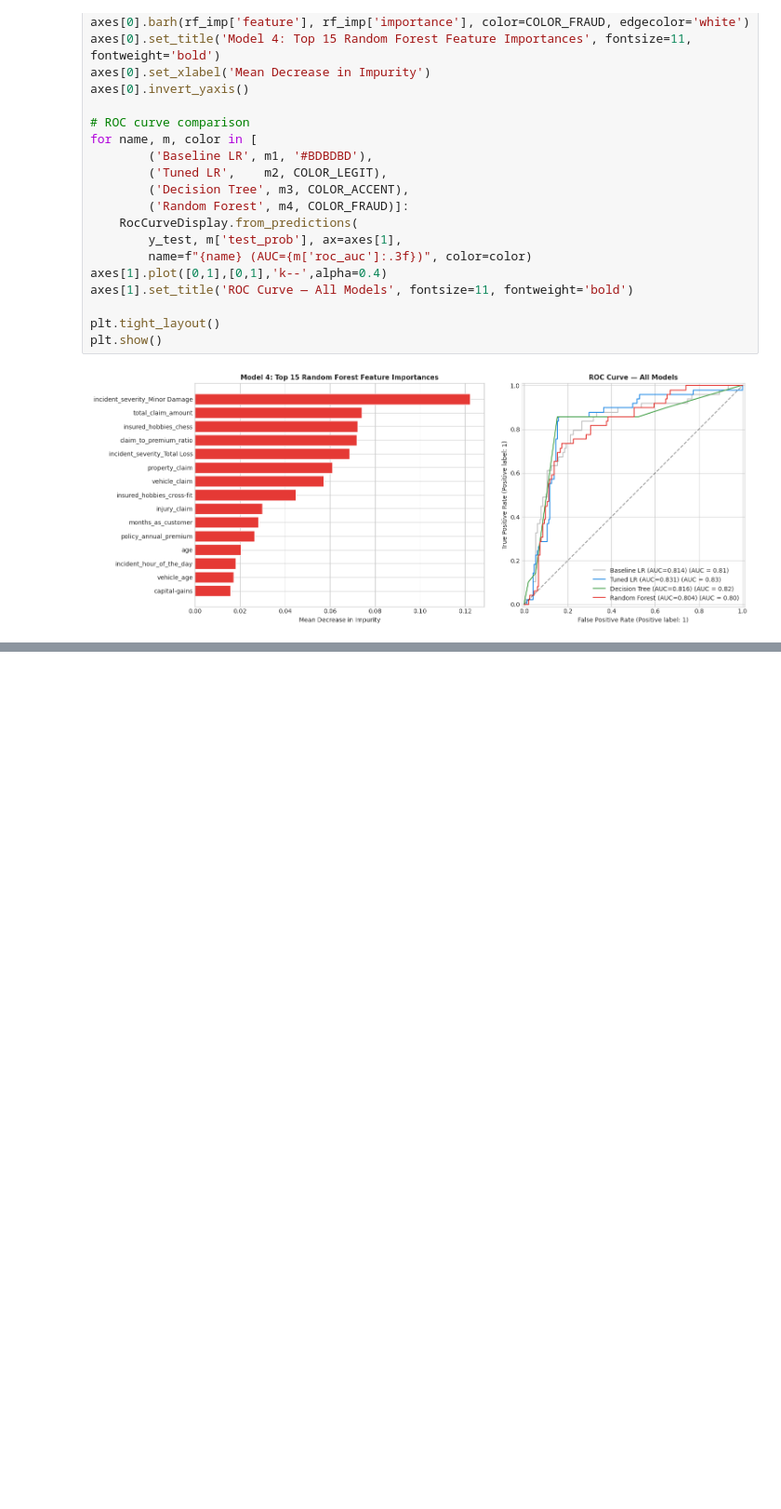
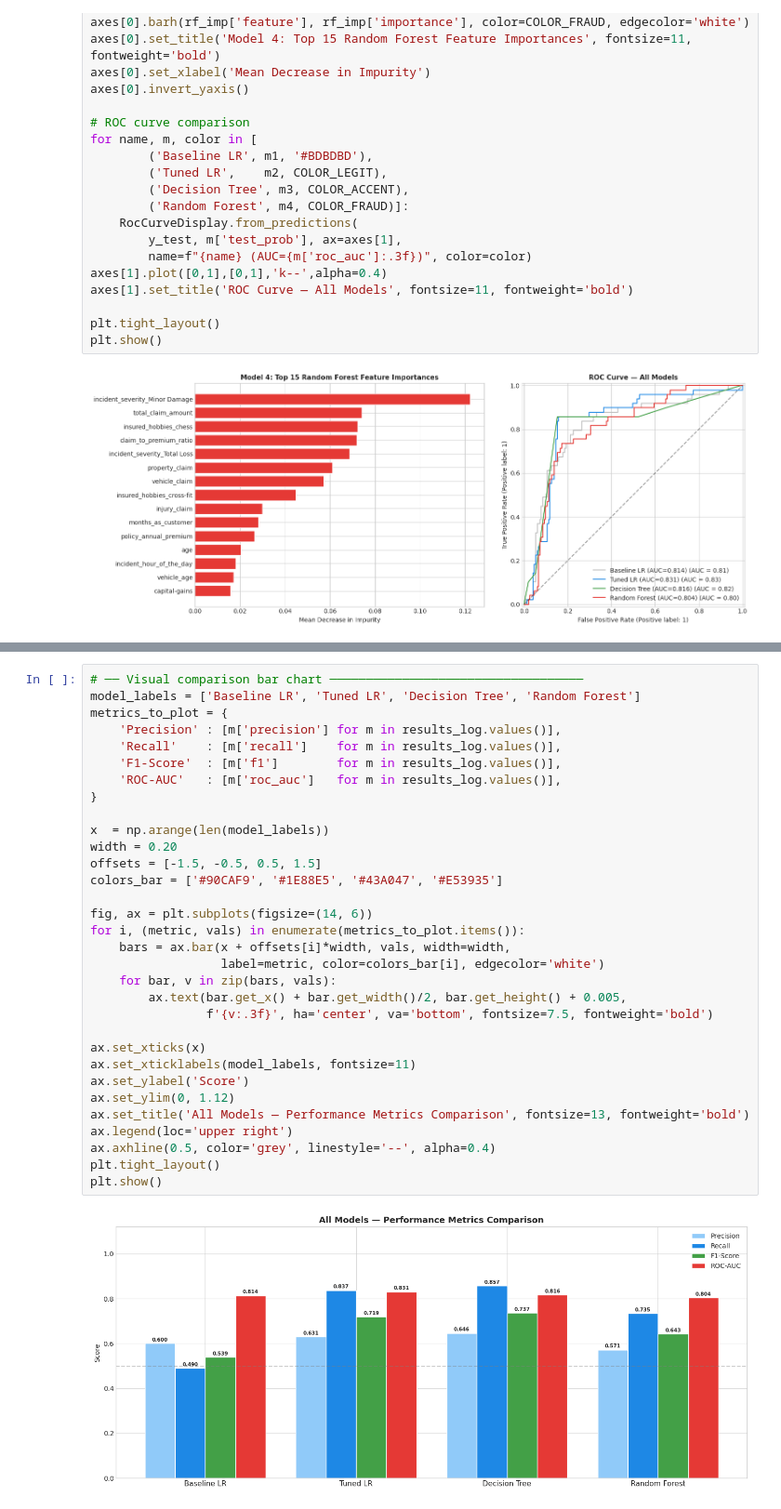
Before and after one commit to Alanmuchiri/Fraud-Detection-Analysis, a Jupyter notebook: main.ipynb, the cells around one changed output, grey strips where cells are left out. Shown at 93% size. Drawn from its saved outputs; the diff is of its cells as text; blank space fills up the shorter version.

Commit message:
Model Comparison

```diff
--- a/main.ipynb
+++ b/main.ipynb
@@ -783,0 +823,34 @@ plt.show()
+# %%
+# ── Visual comparison bar chart ───────────────────────────────────
+model_labels = ['Baseline LR', 'Tuned LR', 'Decision Tree', 'Random Forest']
+metrics_to_plot = {
+    'Precision' : [m['precision'] for m in results_log.values()],
+    'Recall'    : [m['recall']    for m in results_log.values()],
+    'F1-Score'  : [m['f1']        for m in results_log.values()],
+    'ROC-AUC'   : [m['roc_auc']   for m in results_log.values()],
+}
+
+x  = np.arange(len(model_labels))
+width = 0.20
+offsets = [-1.5, -0.5, 0.5, 1.5]
+colors_bar = ['#90CAF9', '#1E88E5', '#43A047', '#E53935']
+
+fig, ax = plt.subplots(figsize=(14, 6))
+for i, (metric, vals) in enumerate(metrics_to_plot.items()):
+    bars = ax.bar(x + offsets[i]*width, vals, width=width,
+                  label=metric, color=colors_bar[i], edgecolor='white')
+    for bar, v in zip(bars, vals):
+        ax.text(bar.get_x() + bar.get_width()/2, bar.get_height() + 0.005,
+                f'{v:.3f}', ha='center', va='bottom', fontsize=7.5, fontweight='bold')
+
+ax.set_xticks(x)
+ax.set_xticklabels(model_labels, fontsize=11)
+ax.set_ylabel('Score')
+ax.set_ylim(0, 1.12)
+ax.set_title('All Models — Performance Metrics Comparison', fontsize=13, fontweight='bold')
+ax.legend(loc='upper right')
+ax.axhline(0.5, color='grey', linestyle='--', alpha=0.4)
+plt.tight_layout()
+plt.show()
+# %% [output]
+[figure, added]
```
Also changed, not shown: parts of 3 cells of this notebook.
